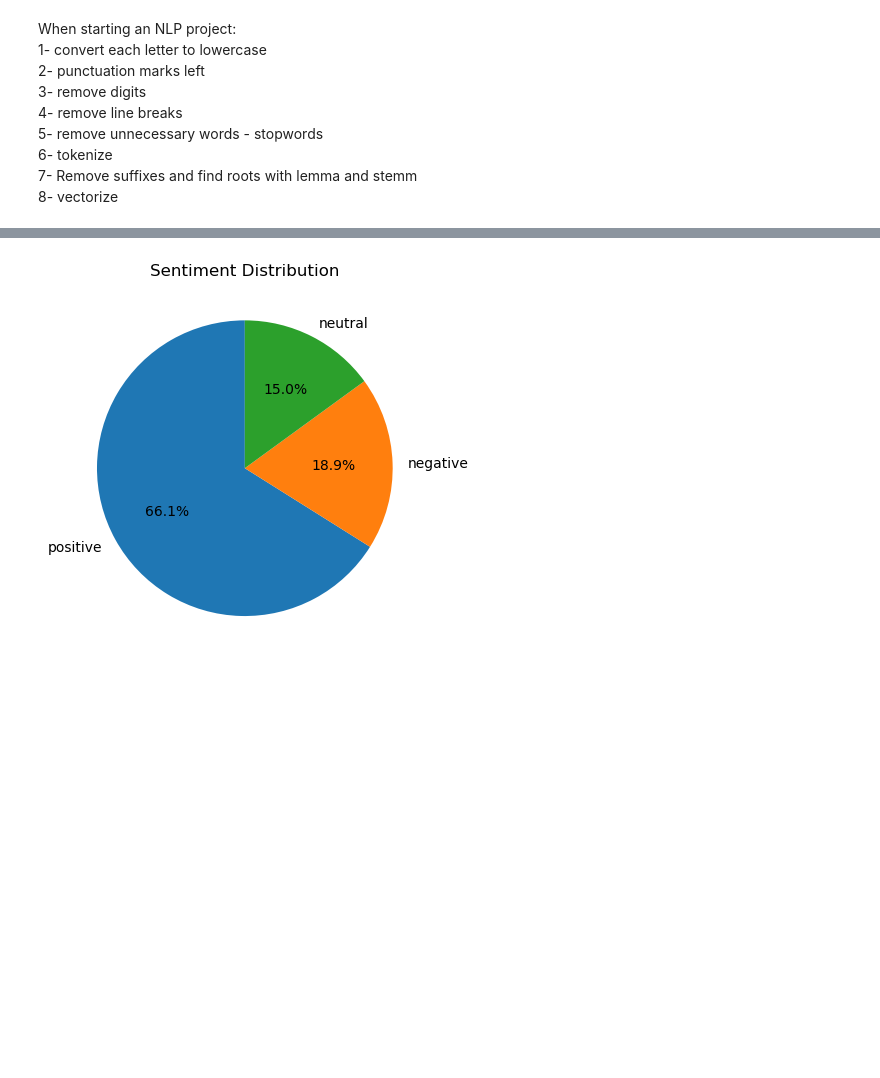
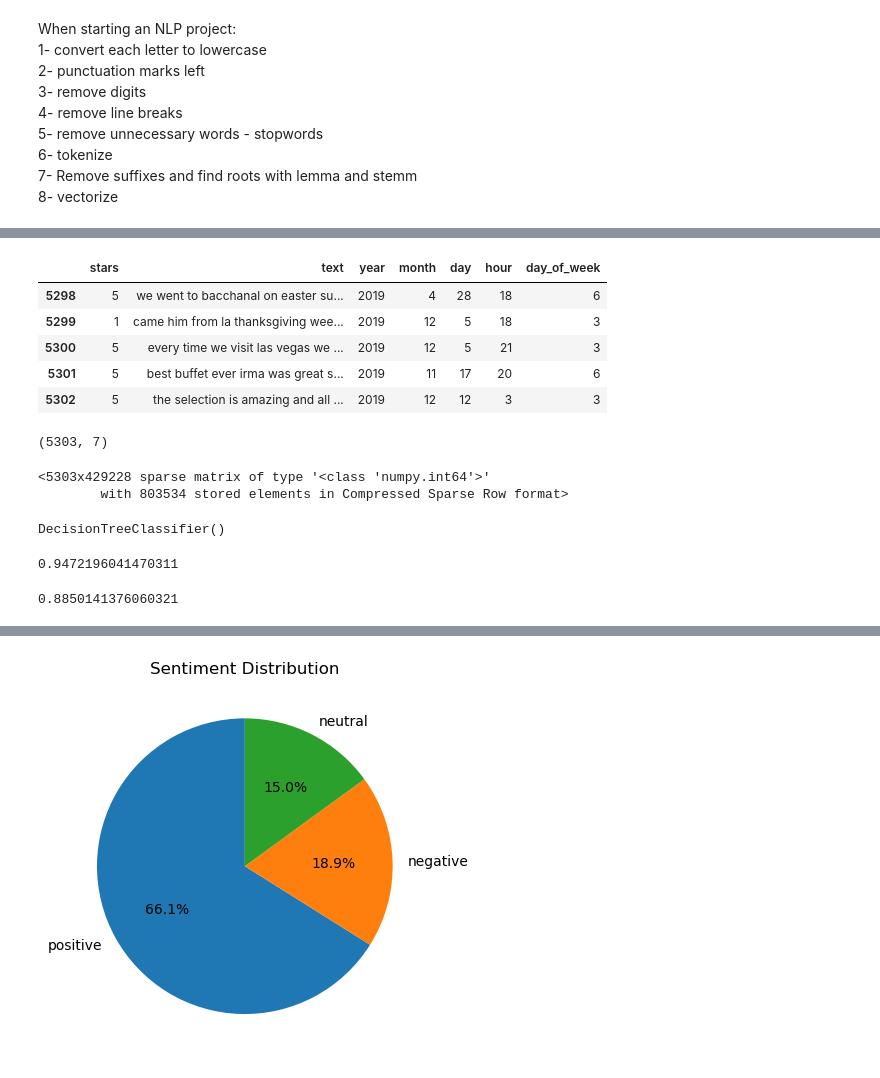
Before and after one commit to ramazannbilen/AI-machine-learning, a Jupyter notebook: Assignments/Restaurant/Restaurant Homework.ipynb, the cells around one changed output, grey strips where cells are left out. Cells and saved outputs as stored; diff of their text form; code cells hidden in the pictures; blank space fills up the shorter version.

```diff
--- a/Assignments/Restaurant/Restaurant Homework.ipynb
+++ b/Assignments/Restaurant/Restaurant Homework.ipynb
@@ -406,0 +377,13 @@ df.sample(2)
+# %%
+bw.tail()
+# %% [output]
+|  | stars | text | year | month | day | hour | day_of_week |
+| 5298 | 5 | we went to bacchanal on easter su... | 2019 | 4 | 28 | 18 | 6 |
+| 5299 | 1 | came him from la thanksgiving wee... | 2019 | 12 | 5 | 18 | 3 |
+| 5300 | 5 | every time we visit las vegas we ... | 2019 | 12 | 5 | 21 | 3 |
+| 5301 | 5 | best buffet ever irma was great s... | 2019 | 11 | 17 | 20 | 6 |
+| 5302 | 5 | the selection is amazing and all ... | 2019 | 12 | 12 | 3 | 3 |
+# %%
+bw.shape
+# %% [output]
+(5303, 7)
@@ -406,0 +395,5 @@ df.sample(2)
+# %%
+x
+# %% [output]
+<5303x429228 sparse matrix of type '<class 'numpy.int64'>'
+        with 803534 stored elements in Compressed Sparse Row format>
@@ -406,0 +410,5 @@ df.sample(2)
+# %%
+lr.fit(x_train, y_train)
+d.fit(x_train, y_train)
+# %% [output]
+DecisionTreeClassifier()
@@ -406,0 +418,8 @@ df.sample(2)
+# %%
+accuracy_score(lr_pred, y_test)
+# %% [output]
+0.9472196041470311
+# %%
+accuracy_score(d_pred, y_test)
+# %% [output]
+0.8850141376060321
```
Also changed, not shown: parts of 26 cells of this notebook, 1 other file.
